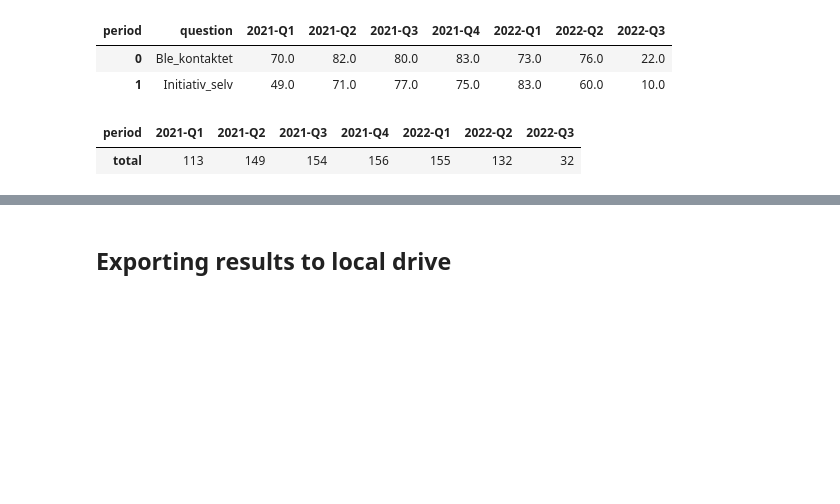
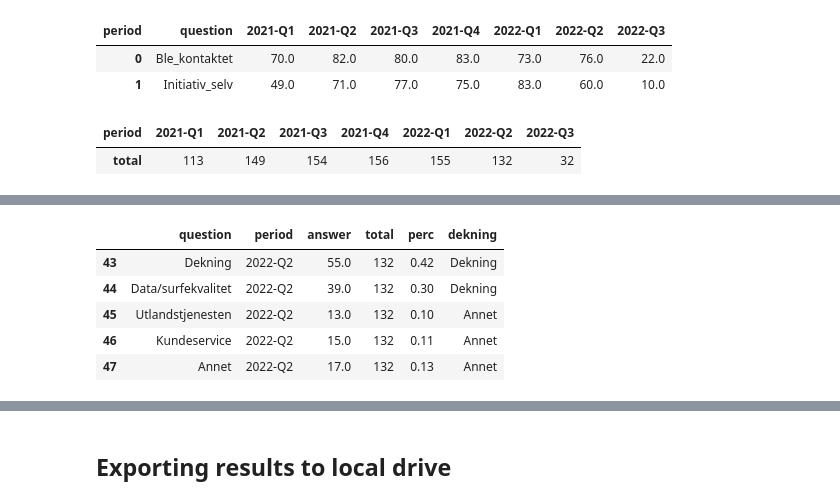
Before and after one commit to gabrielborja/parc_de_montjuic, a Jupyter notebook: quarterly_survey.ipynb, the cells around one changed output, grey strips where cells are left out. Drawn from its saved outputs; the diff is of its cells as text; code cells hidden in the pictures; blank space fills up the shorter version.

```diff
--- a/quarterly_survey.ipynb
+++ b/quarterly_survey.ipynb
@@ -125,3 +127,11 @@ tb_1t
 # %% [output]
 | period | 2021-Q1 | 2021-Q2 | 2021-Q3 | 2021-Q4 | 2022-Q1 | 2022-Q2 | 2022-Q3 |
 | total | 113 | 149 | 154 | 156 | 155 | 132 | 32 |
+# %%
+# Creating melted table for true/false question
+def melt_table_1t(df):
+  df_m = df.T.reset_index()
+  return df_m[df_m['period']!=df_m['period'].unique()[-1]] # Dropping current period
+
+tb_1t_m = melt_table_1t(tb_1t)
+tb_1t_m.tail()
@@ -127,0 +145,18 @@ tb_1t
+# %%
+# Creating melted table with totals for multiple choice questions
+def melt_table_w_totals(df):
+  df_m = pd.melt(df, id_vars='question', value_vars=[i for i in df.columns if i !='question'], value_name='answer')
+  df_m = pd.merge(df_m, tb_1t_m, how='inner', on='period')
+  df_m = df_m.assign(perc = round(df_m['answer']/df_m['total'], 2))
+  return df_m
+
+tb_1a_m = melt_table_w_totals(tb_1a)
+tb_1a_m = tb_1a_m.assign(dekning = np.where(tb_1a_m['question'].isin(['Dekning', 'Data/surfekvalitet']), 'Dekning', 'Annet'))
+tb_1a_m.tail()
+# %% [output]
+|  | question | period | answer | total | perc | dekning |
+| 43 | Dekning | 2022-Q2 | 55.0 | 132 | 0.42 | Dekning |
+| 44 | Data/surfekvalitet | 2022-Q2 | 39.0 | 132 | 0.30 | Dekning |
+| 45 | Utlandstjenesten | 2022-Q2 | 13.0 | 132 | 0.10 | Annet |
+| 46 | Kundeservice | 2022-Q2 | 15.0 | 132 | 0.11 | Annet |
+| 47 | Annet | 2022-Q2 | 17.0 | 132 | 0.13 | Annet |
```
Also changed, not shown: parts of 12 cells of this notebook.
